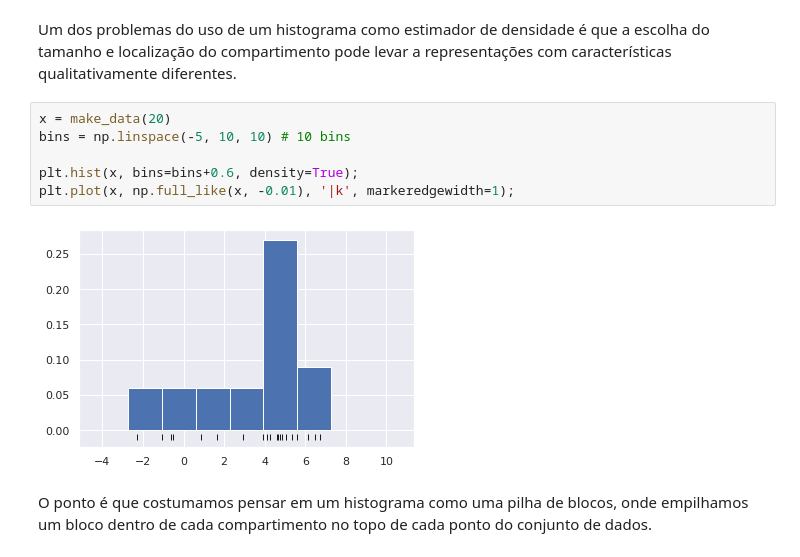
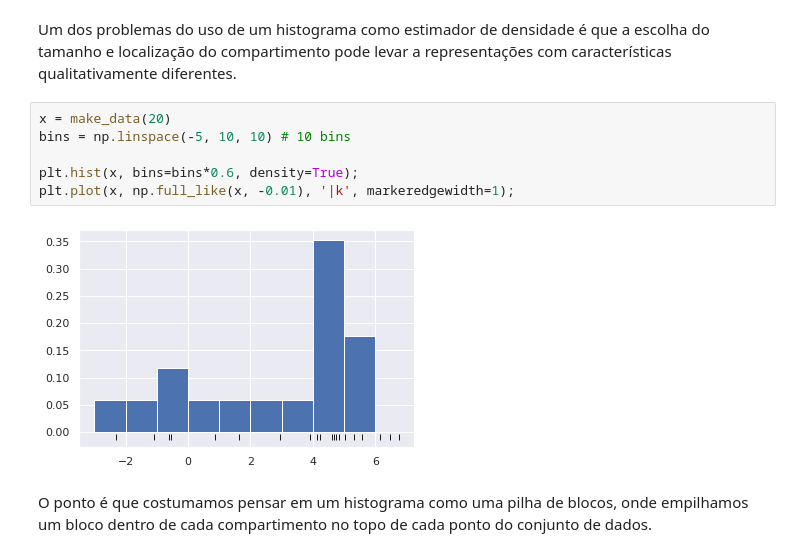
Before and after one commit to paulotguerra/QXD0178, a Jupyter notebook: 03.01-Mineracao-de-Dados-Agrupamentos.ipynb, the cells around one changed output. Cells and saved outputs as stored; diff of their text form.

```diff
--- a/03.01-Mineracao-de-Dados-Agrupamentos.ipynb
+++ b/03.01-Mineracao-de-Dados-Agrupamentos.ipynb
@@ -633,11 +632,11 @@ Um dos problemas do uso de um histograma como estimador de densidade é que a es
 # %%
 x = make_data(20)
 bins = np.linspace(-5, 10, 10) # 10 bins
 
-plt.hist(x, bins=bins+0.6, density=True);
+plt.hist(x, bins=bins*0.6, density=True);
 plt.plot(x, np.full_like(x, -0.01), '|k', markeredgewidth=1);
 # %% [output]
-[figure, old version]
+[figure, new version]
 # %% [markdown]
 O ponto é que costumamos pensar em um histograma como uma pilha de blocos, onde empilhamos um bloco dentro de cada compartimento no topo de cada ponto do conjunto de dados.
 # %%
```
Also changed, not shown: parts of 10 cells of this notebook, 2 other files.
